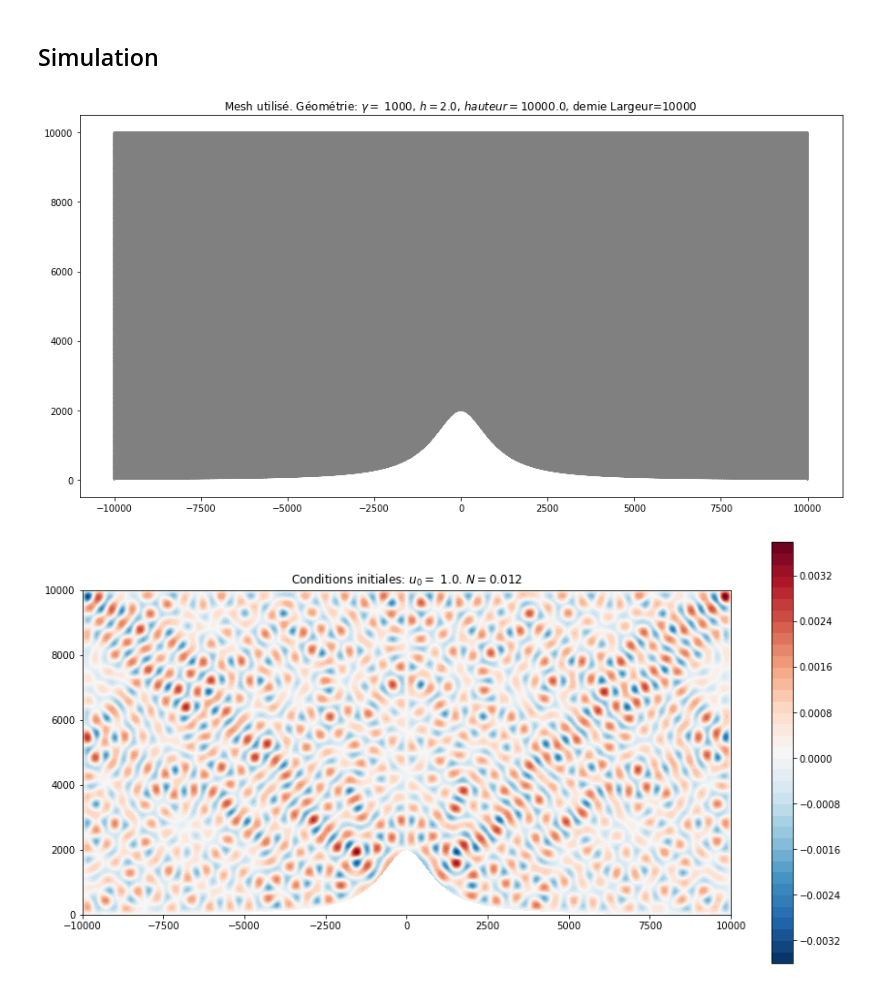
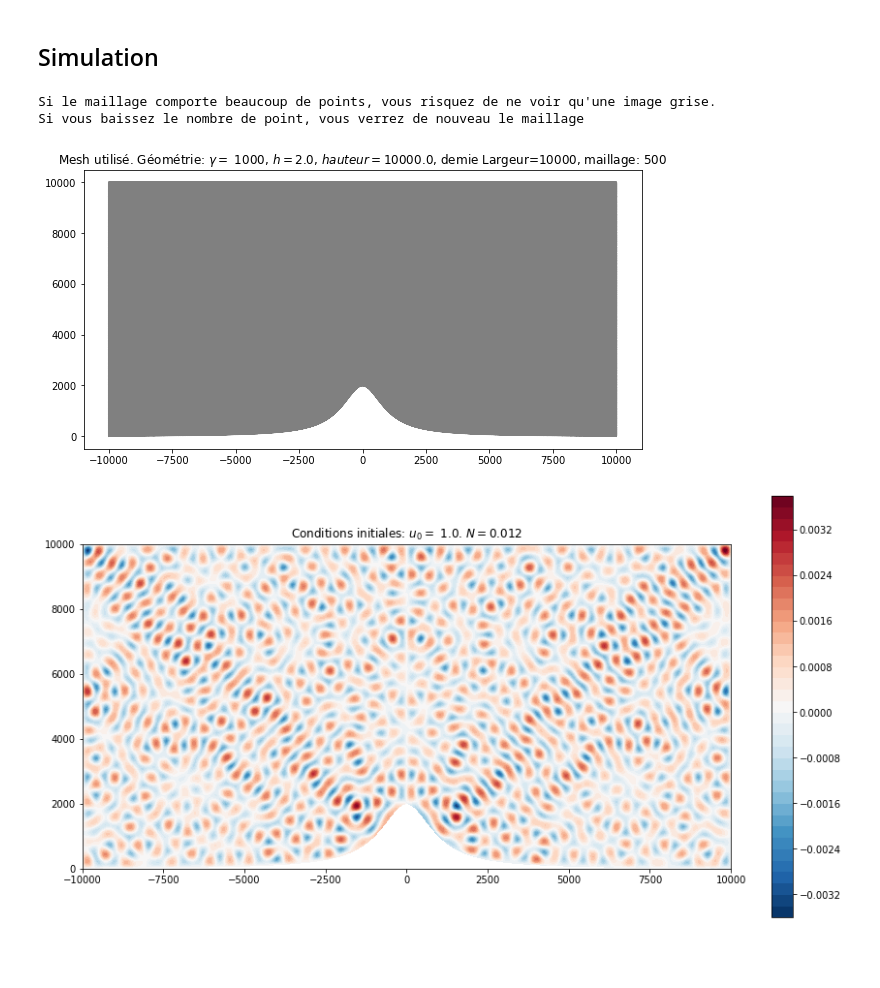
Before and after one commit to spineki/fenics_scorer, a Jupyter notebook: mini_projet_fenics_antoine_marras.ipynb, the cells around one changed output. Cells and saved outputs as stored; diff of their text form; code cells hidden in the pictures; blank space fills up the shorter version.

```diff
--- a/mini_projet_fenics_antoine_marras.ipynb
+++ b/mini_projet_fenics_antoine_marras.ipynb
@@ -157,25 +157,31 @@ def simulation(u_0, N, mesh, dx, V, epsi=10**(-6), plot_w = 15, plot_h = 8):
 # %%
 # Variables et paramètres nécessaires pour la simulation
 
 seed = 2022
 np.random.seed(seed) # A seed is set for reproductability
 
 # paramètres de référence pour N
 N_atm = 0.012
 sigma = 0.001
 
 # récupération de la géométrie
 mesh, markers, dx, V = get_geometry() # Le charger ici evite de charger et contruire le domaine à chaque appel
 
 u_0 = 4.4       # vent horizontal initial ici supposé uniforme
 
 # Affichage du mesh utilisé
-plt.title("Mesh utilisé. Géométrie: $\gamma =$ " + str(gamma) + ", $h=$" + str(height) + ", $hauteur=$" + str(R) + ", demie Largeur=" + str(Larg))
+
+
+print("Si le maillage comporte beaucoup de points, vous risquez de ne voir qu'une image grise.\nSi vous baissez le nombre de point, vous verrez de nouveau le maillage")
+
+plt.title("Mesh utilisé. Géométrie: $\gamma =$ " + str(gamma) + ", $h=$" + str(height) + ", $hauteur=$" + str(R) + ", demie Largeur=" + str(Larg) + ", maillage: " + str(nb_point_mesh))
 plt.rcParams['figure.figsize'] = [10, 7]
 plot(mesh)
 plt.show()
 # %% [output]
+Si le maillage comporte beaucoup de points, vous risquez de ne voir qu'une image grise.
+Si vous baissez le nombre de point, vous verrez de nouveau le maillage
-[figure, old version]
+[figure, new version]
 # %%
 # Avec N constant (à N_atm), mais à u_0 variable
 # But: Voir l'effet de la vitesse du vent sur les motifs de Scorer
```
Also changed, not shown: parts of 6 cells of this notebook.
